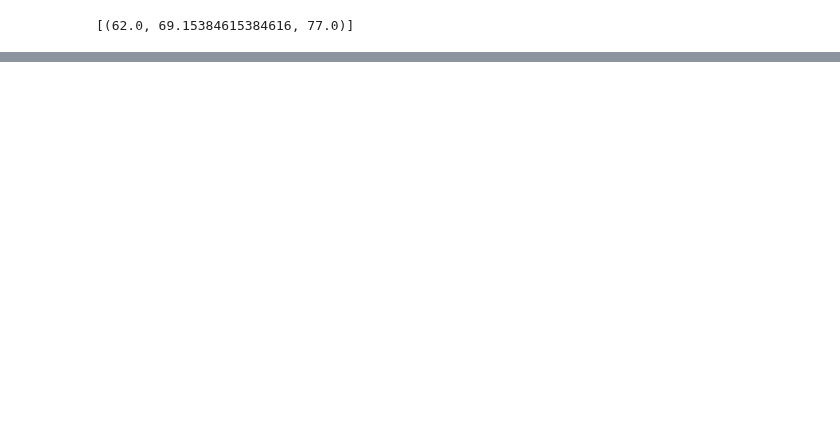
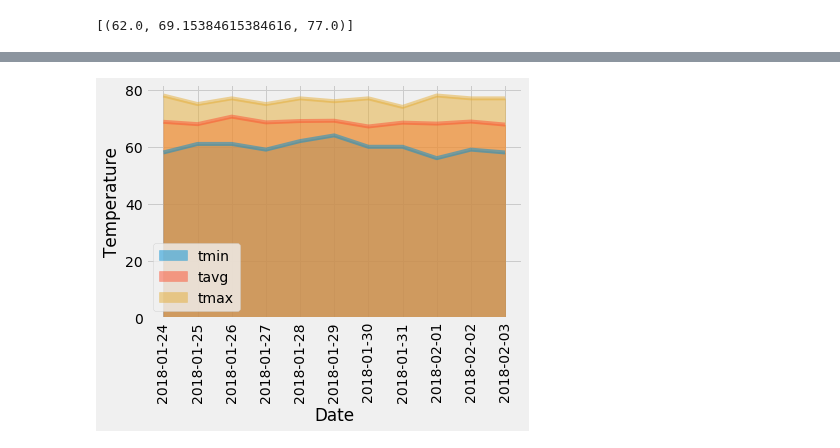
Before and after one commit to nvanlangen/sqlalchemy-challenge, a Jupyter notebook: climate.ipynb, the cells around one changed output, grey strips where cells are left out. Saved outputs shown, nothing was run; the diff lists cells and outputs as text; code cells hidden in the pictures; blank space fills up the shorter version.

```diff
--- a/climate.ipynb
+++ b/climate.ipynb
@@ -222,13 +272,34 @@ daily_normals("01-01")
 # %%
 # calculate the daily normals for your trip
 # push each tuple of calculations into a list called `normals`
-
-# Set the start and end date of the trip
+normals = []
 
 # Use the start and end date to create a range of dates
+Vac_Yr = int(Vacation_Start[0:4])
+Vac_Mth = int(Vacation_Start[5:7])
+Vac_Day = int(Vacation_Start[8:10])
+Vac_End_Yr = int(Vacation_End[0:4])
+Vac_End_Mth = int(Vacation_End[5:7])
+Vac_End_Day = int(Vacation_End[8:10])
 
-# Stip off the year and save a list of %m-%d strings
+Vac_Start_Date = dt.date(Vac_Yr, Vac_Mth, Vac_Day)
+Vac_End_Date = dt.date(Vac_End_Yr, Vac_End_Mth, Vac_End_Day)
+
+vac_date_list = []
+vac_date_range = []
+temp_date = Vac_Start_Date
+while temp_date <= Vac_End_Date:
+    vac_date_list.append(str(temp_date)[5:10])
+    vac_date_range.append(temp_date)
+    temp_date = temp_date + dt.timedelta(days=1)
 
 # Loop through the list of %m-%d strings and calculate the normals for each date
+for day in vac_date_list:
+    result = daily_normals(day)
+    normals.append(result[0])
 # %%
 # Load the previous query results into a Pandas DataFrame and add the `trip_dates` range as the `date` index
+Vacation_temps = pd.DataFrame(normals,columns=["tmin","tavg","tmax"])
+Vacation_temps["trip_date"] = vac_date_range
+Vacation_temps.set_index("trip_date", inplace=True)
+Vacation_temps
@@ -235,2 +320,9 @@ daily_normals("01-01")
 # %%
 # Plot the daily normals as an area plot with `stacked=False`
+ax = Vacation_temps.plot.area(stacked=False,xticks=Vacation_temps.index)
+ax.set_xlabel("Date")
+ax.set_ylabel("Temperature")
+ax.set_xticklabels(Vacation_temps.index,rotation=90)
+plt.show()
+# %% [output]
+[figure, added]
```
Also changed, not shown: parts of 9 cells of this notebook.
